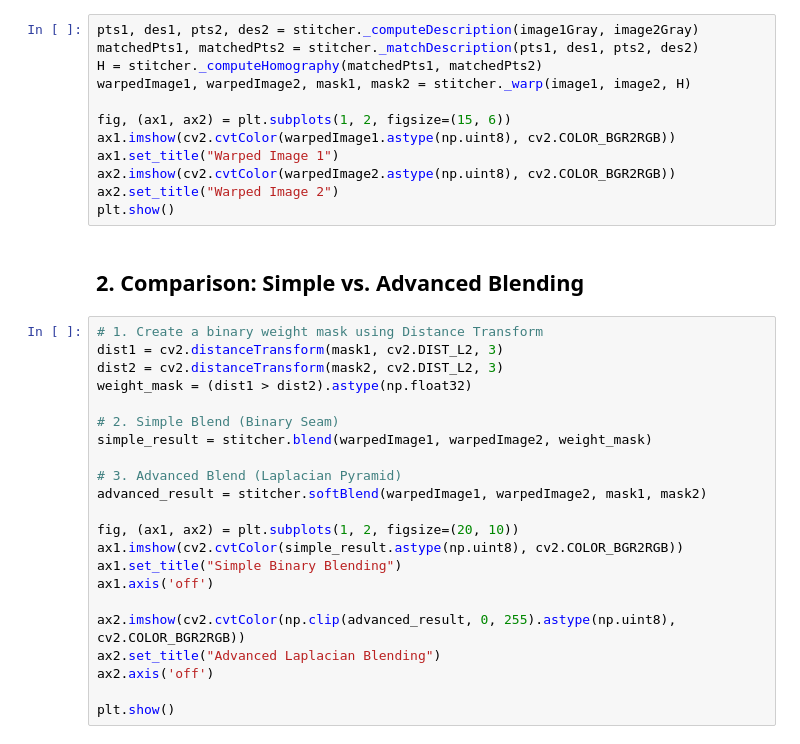
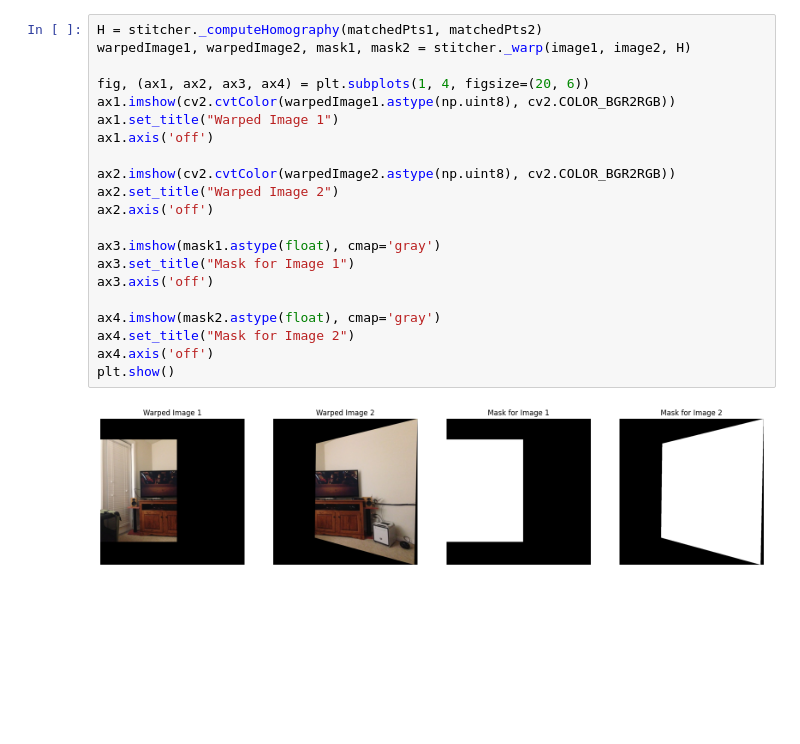
Before and after one commit to TianleCao/image_stitching, a Jupyter notebook: notebooks/two_image_stitch_demo.ipynb, the cells around one changed output. Cells and saved outputs as stored; diff of their text form; blank space fills up the shorter version.

```diff
--- a/notebooks/two_image_stitch_demo.ipynb
+++ b/notebooks/two_image_stitch_demo.ipynb
@@ -26,36 +83,23 @@ image1, image2, image1Gray, image2Gray = stitcher.image1, stitcher.image2, stitc
 # %%
-pts1, des1, pts2, des2 = stitcher._computeDescription(image1Gray, image2Gray)
-matchedPts1, matchedPts2 = stitcher._matchDescription(pts1, des1, pts2, des2)
 H = stitcher._computeHomography(matchedPts1, matchedPts2)
 warpedImage1, warpedImage2, mask1, mask2 = stitcher._warp(image1, image2, H)
 
-fig, (ax1, ax2) = plt.subplots(1, 2, figsize=(15, 6))
+fig, (ax1, ax2, ax3, ax4) = plt.subplots(1, 4, figsize=(20, 6))
 ax1.imshow(cv2.cvtColor(warpedImage1.astype(np.uint8), cv2.COLOR_BGR2RGB))
 ax1.set_title("Warped Image 1")
+ax1.axis('off')
+
 ax2.imshow(cv2.cvtColor(warpedImage2.astype(np.uint8), cv2.COLOR_BGR2RGB))
 ax2.set_title("Warped Image 2")
+ax2.axis('off')
+
+ax3.imshow(mask1.astype(float), cmap='gray')
+ax3.set_title("Mask for Image 1")
+ax3.axis('off')
+
+ax4.imshow(mask2.astype(float), cmap='gray')
+ax4.set_title("Mask for Image 2")
+ax4.axis('off')
 plt.show()
+# %% [output]
+[figure, added]
-# %% [markdown]
-## 2. Comparison: Simple vs. Advanced Blending
-# %%
-# 1. Create a binary weight mask using Distance Transform
-dist1 = cv2.distanceTransform(mask1, cv2.DIST_L2, 3)
-dist2 = cv2.distanceTransform(mask2, cv2.DIST_L2, 3)
-weight_mask = (dist1 > dist2).astype(np.float32)
-
-# 2. Simple Blend (Binary Seam)
-simple_result = stitcher.blend(warpedImage1, warpedImage2, weight_mask)
-
-# 3. Advanced Blend (Laplacian Pyramid)
-advanced_result = stitcher.softBlend(warpedImage1, warpedImage2, mask1, mask2)
-
-fig, (ax1, ax2) = plt.subplots(1, 2, figsize=(20, 10))
-ax1.imshow(cv2.cvtColor(simple_result.astype(np.uint8), cv2.COLOR_BGR2RGB))
-ax1.set_title("Simple Binary Blending")
-ax1.axis('off')
-
-ax2.imshow(cv2.cvtColor(np.clip(advanced_result, 0, 255).astype(np.uint8), cv2.COLOR_BGR2RGB))
-ax2.set_title("Advanced Laplacian Blending")
-ax2.axis('off')
-
-plt.show()
```
Also changed, not shown: parts of 14 cells of this notebook, 7 other files.
